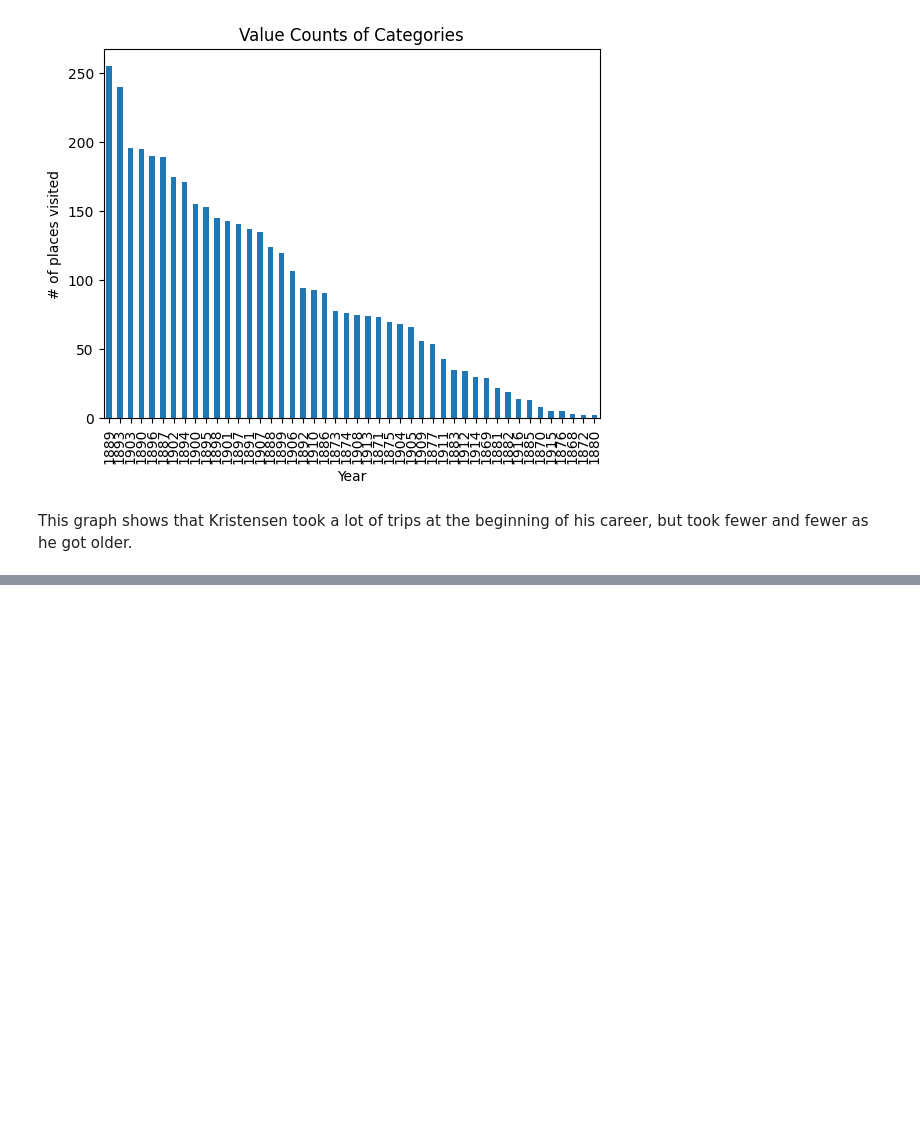
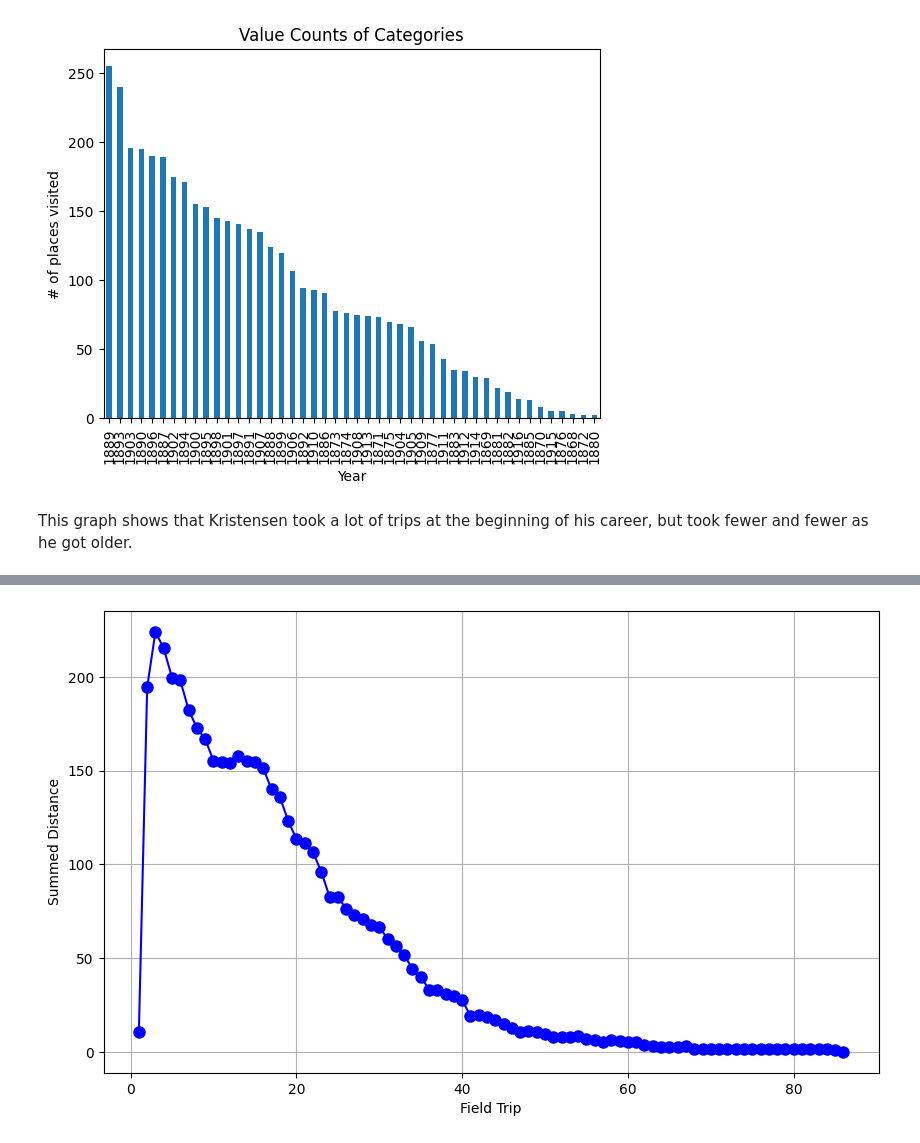
Before and after one commit to sprestrelski/multilingual-sentiment-analysis, a Jupyter notebook: week7.ipynb, the cells around one changed output, grey strips where cells are left out. Saved outputs shown, nothing was run; the diff lists cells and outputs as text; code cells hidden in the pictures; blank space fills up the shorter version.

```diff
--- a/week7.ipynb
+++ b/week7.ipynb
@@ -147,0 +185,21 @@ This graph shows that Kristensen took a lot of trips at the beginning of his car
+# %%
+import numpy as np
+def euclidean_distance(lat1, lon1, lat2, lon2):
+    return np.sqrt((lat2 - lat1)**2 + (lon2 - lon1)**2)
+
+
+gis_df['Distance'] = gis_df.groupby('Sequence').apply(
+    # compute distance between consecutive rows
+    lambda group: euclidean_distance(group['lat'].shift(), group['lon'].shift(), group['lat'], group['lon'])
+).reset_index(level=0, drop=True)
+
+summed_distances = gis_df.groupby('Sequence')['Distance'].sum()
+
+plt.figure(figsize=(10, 6))
+summed_distances.sort_index().plot(marker='o', linestyle='-', color='b', markersize=8)
+plt.xlabel('Field Trip')
+plt.ylabel('Summed Distance')
+plt.grid(True)
+plt.show()
+# %% [output]
+[figure, added]
```
Also changed, not shown: parts of 7 cells of this notebook.
